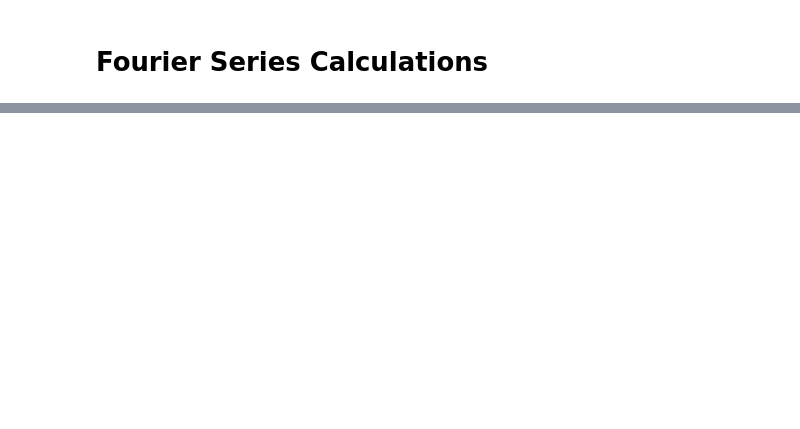
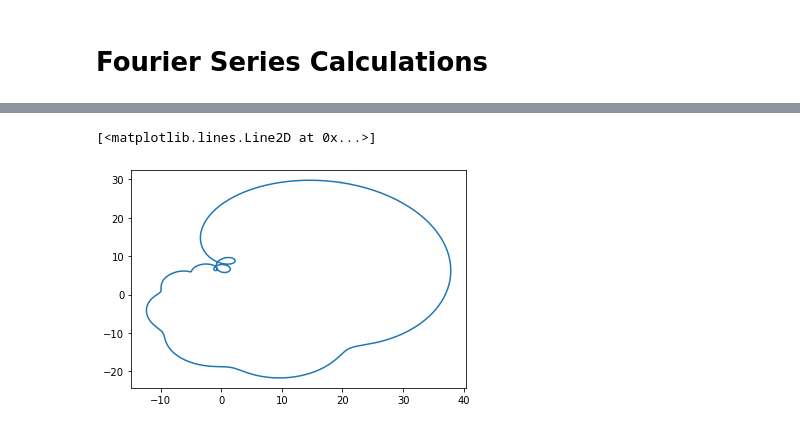
Before and after one commit to scuervo91/fourierpy, a Jupyter notebook: docs/examples/1-FourierSeries/1a_FourierSeries.ipynb, the cells around one changed output, grey strips where cells are left out. Cells and saved outputs as stored; diff of their text form; code cells hidden in the pictures; blank space fills up the shorter version.

```diff
--- a/docs/examples/1-FourierSeries/1a_FourierSeries.ipynb
+++ b/docs/examples/1-FourierSeries/1a_FourierSeries.ipynb
@@ -75,0 +94,5 @@ plt.plot(fs4.real,fs4.imag, label ='Fourier')
+# %%
+plt.plot(fs2.real,fs2.imag, label ='Fourier')
+# %% [output]
+[<matplotlib.lines.Line2D at 0x...>]
+[figure, added]
```
Also changed, not shown: parts of 12 cells of this notebook, 2 other files.
